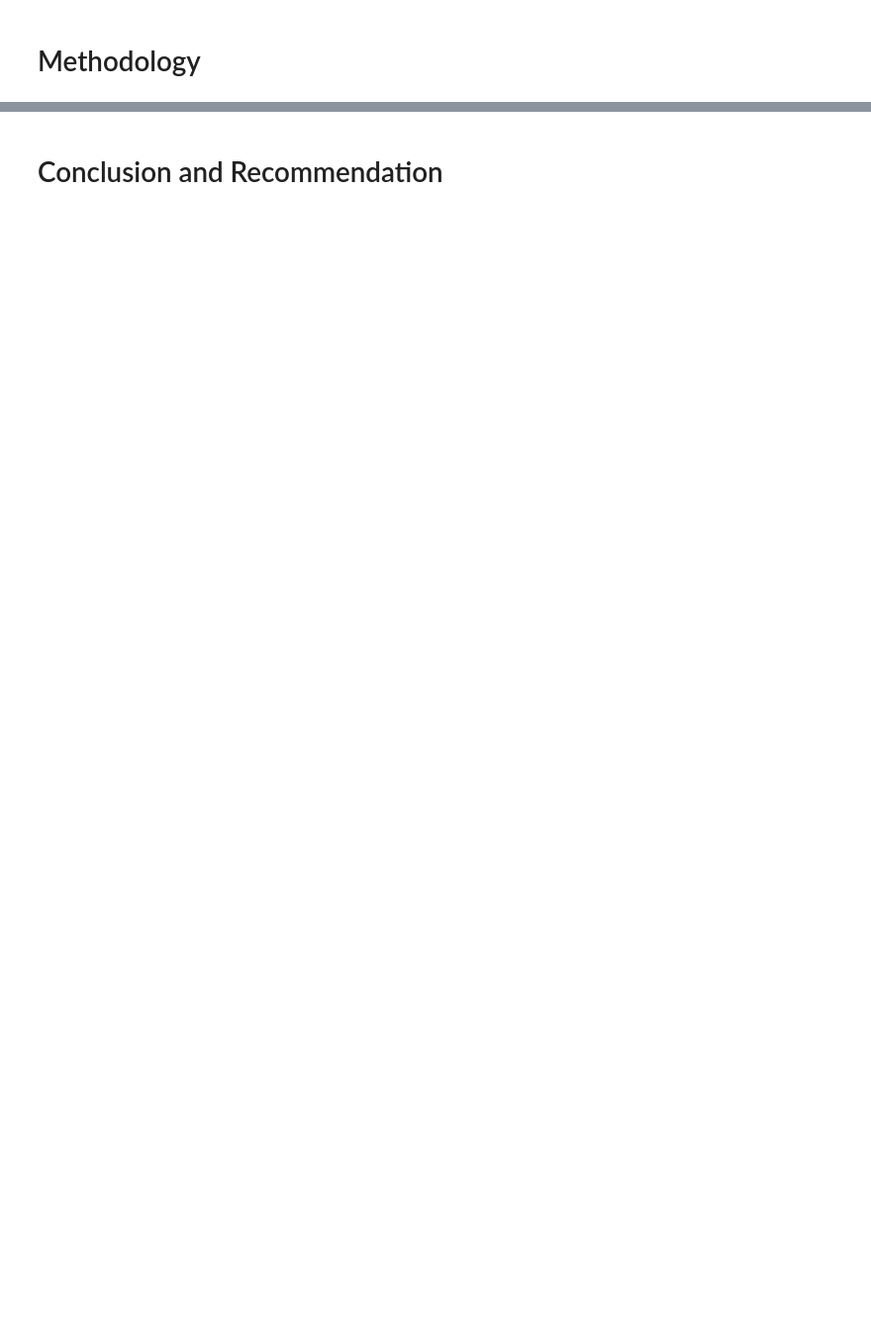
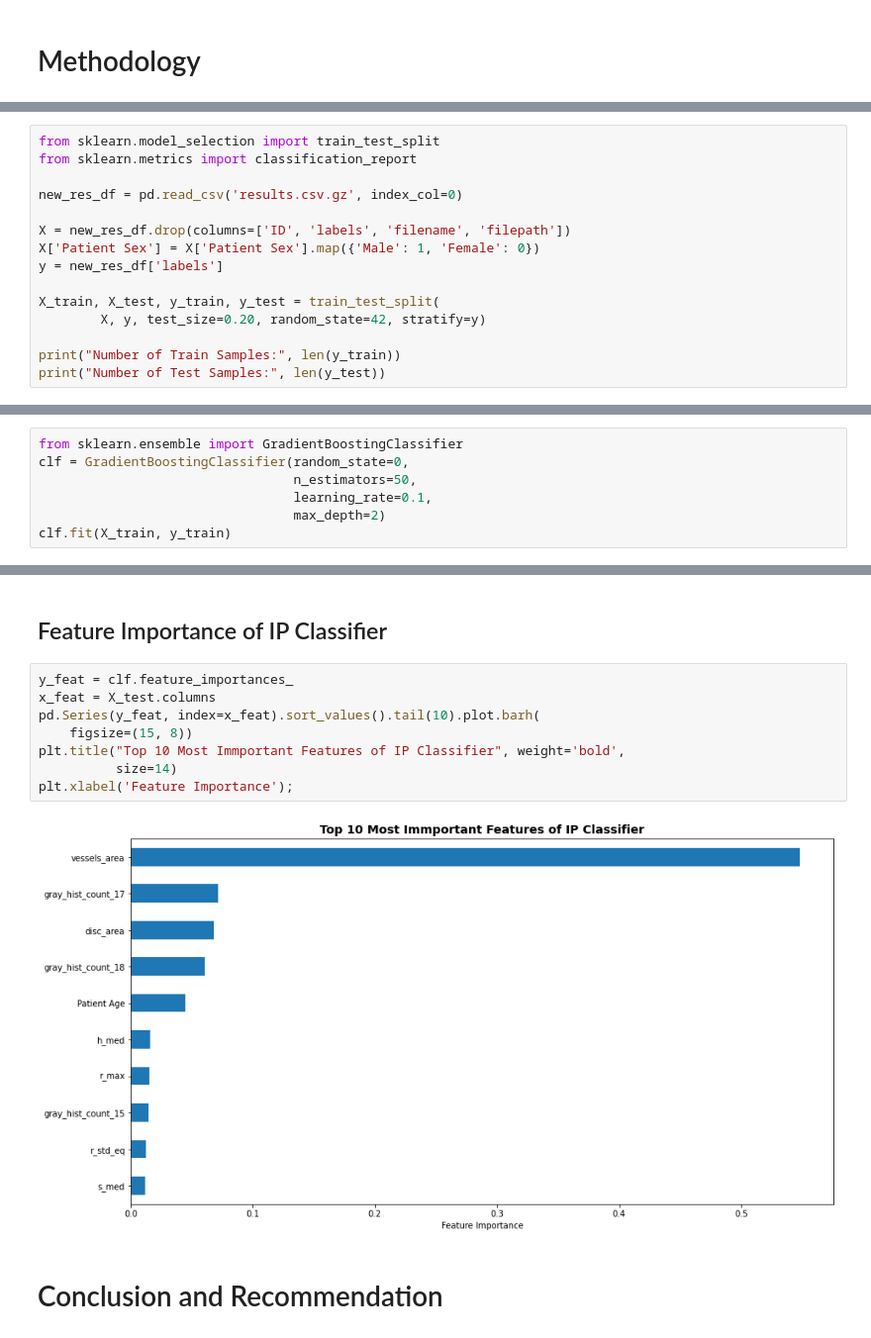
Before and after one commit to May-nerd/iip-final-project, a Jupyter notebook: main.ipynb, the cells around one changed output, grey strips where cells are left out. Shown at 99% size. Cells and saved outputs as stored; diff of their text form; blank space fills up the shorter version.

```diff
--- a/main.ipynb
+++ b/main.ipynb
@@ -68,0 +281,15 @@ TODO: Explain that we only used Normal, Cataract and Pathological Myopia.
+# %%
+from sklearn.model_selection import train_test_split
+from sklearn.metrics import classification_report
+
+new_res_df = pd.read_csv('results.csv.gz', index_col=0)
+
+X = new_res_df.drop(columns=['ID', 'labels', 'filename', 'filepath'])
+X['Patient Sex'] = X['Patient Sex'].map({'Male': 1, 'Female': 0})
+y = new_res_df['labels']
+
+X_train, X_test, y_train, y_test = train_test_split(
+        X, y, test_size=0.20, random_state=42, stratify=y)
+
+print("Number of Train Samples:", len(y_train))
+print("Number of Test Samples:", len(y_test))
@@ -68,0 +302,7 @@ TODO: Explain that we only used Normal, Cataract and Pathological Myopia.
+# %%
+from sklearn.ensemble import GradientBoostingClassifier
+clf = GradientBoostingClassifier(random_state=0,
+                                 n_estimators=50,
+                                 learning_rate=0.1,
+                                 max_depth=2)
+clf.fit(X_train, y_train)
@@ -71,2 +534,14 @@ TODO: Explain that we only used Normal, Cataract and Pathological Myopia.
+# %% [markdown]
+## Feature Importance of IP Classifier
+# %%
+y_feat = clf.feature_importances_
+x_feat = X_test.columns
+pd.Series(y_feat, index=x_feat).sort_values().tail(10).plot.barh(
+    figsize=(15, 8))
+plt.title("Top 10 Most Immportant Features of IP Classifier", weight='bold',
+          size=14)
+plt.xlabel('Feature Importance');
+# %% [output]
+[figure, added]
 # %% [markdown]
 # Conclusion and Recommendation
```
Also changed, not shown: parts of 78 cells of this notebook, 1 other file.
